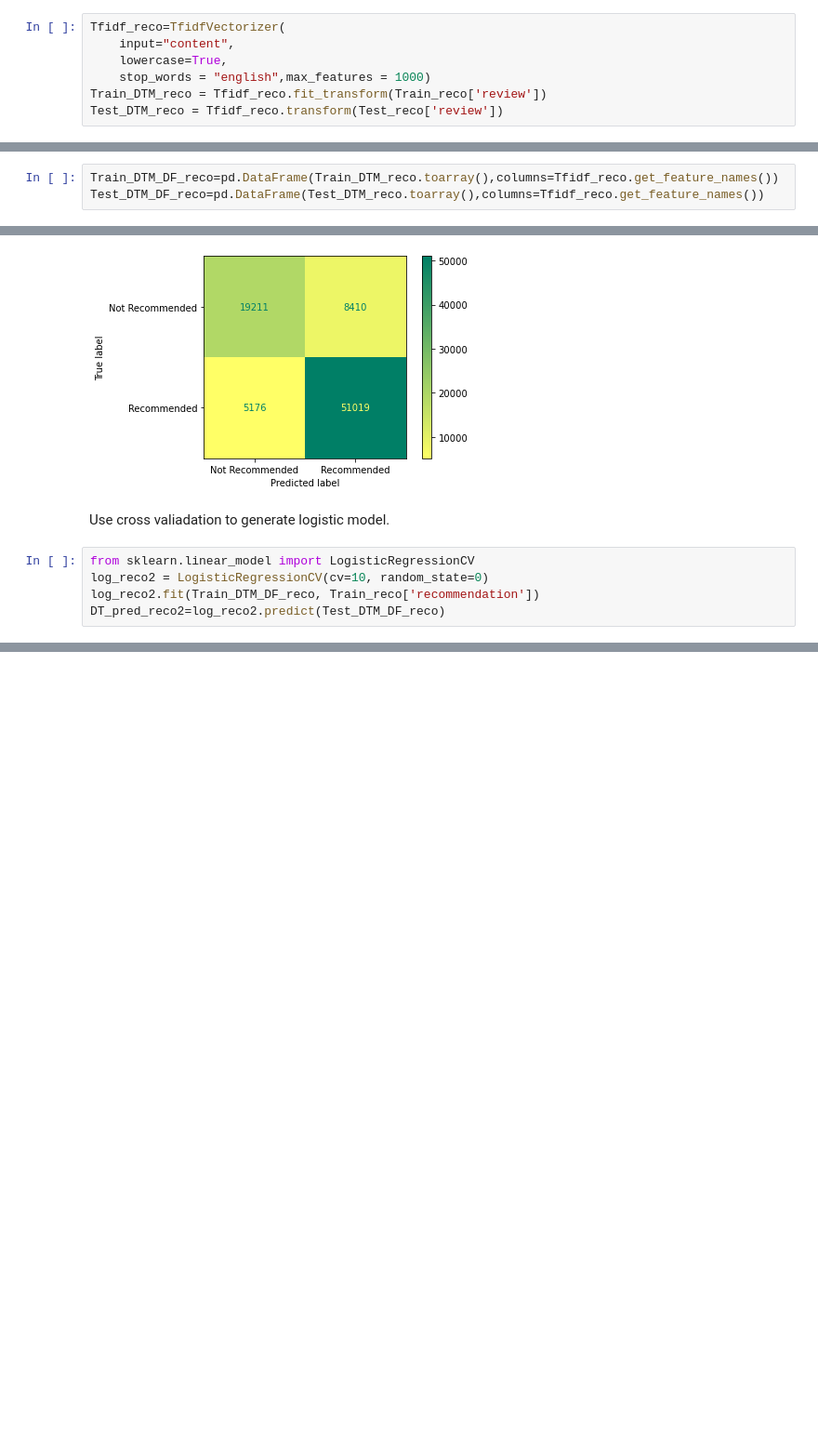
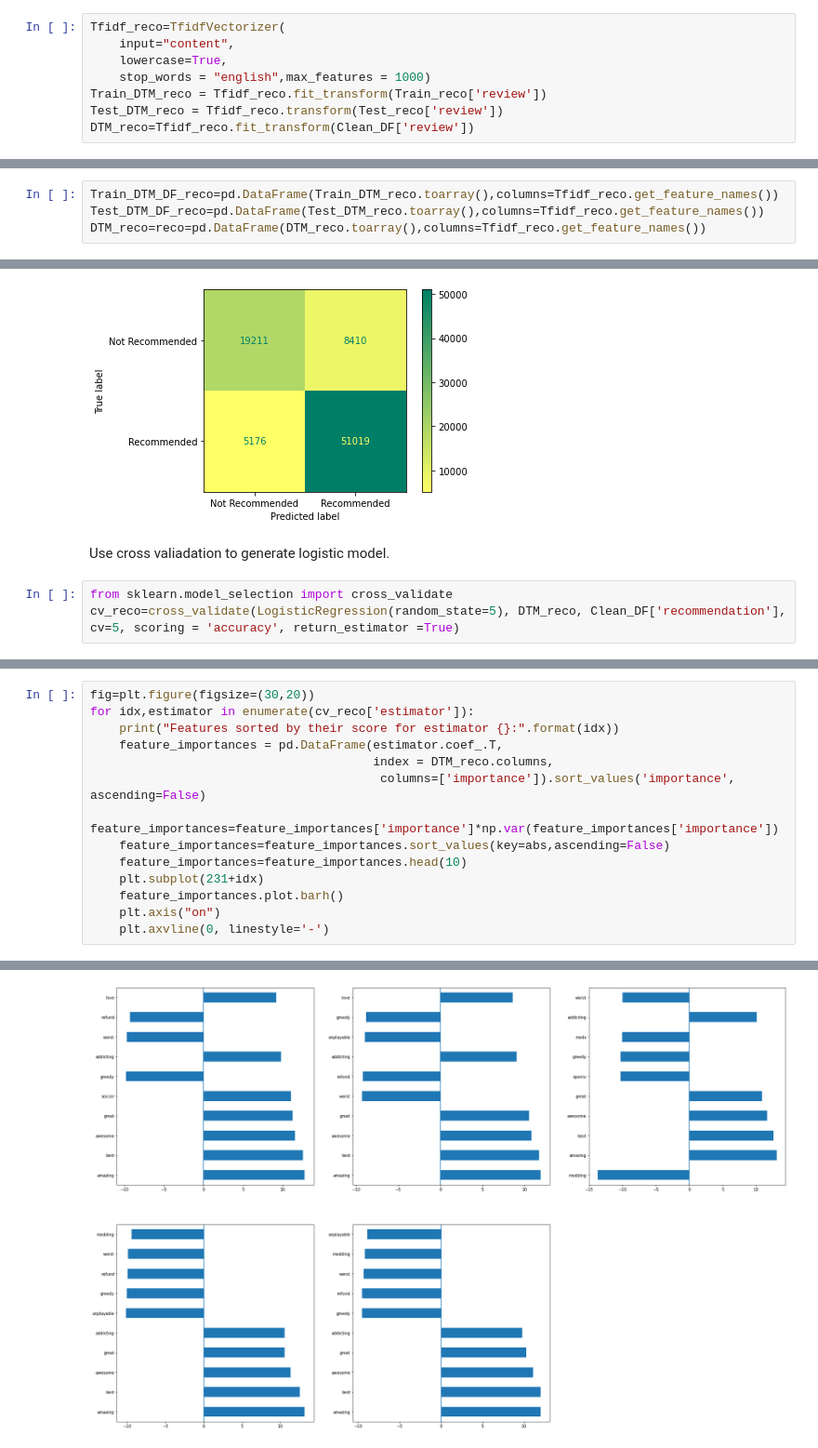
Before and after one commit to lm2546/Game-Review-Classification, a Jupyter notebook: Model/logistic.ipynb, the cells around one changed output, grey strips where cells are left out. Shown: that part at 93% size. Drawn from its saved outputs; the diff is of its cells as text; blank space fills up the shorter version.

```diff
--- a/Model/logistic.ipynb
+++ b/Model/logistic.ipynb
@@ -38,11 +39,13 @@ Tfidf_reco=TfidfVectorizer(
     stop_words = "english",max_features = 1000)
 Train_DTM_reco = Tfidf_reco.fit_transform(Train_reco['review'])
 Test_DTM_reco = Tfidf_reco.transform(Test_reco['review'])
+DTM_reco=Tfidf_reco.fit_transform(Clean_DF['review'])
 # %% [markdown]
 Convert tfidvectorizer result to pandas data frame.
 # %%
 Train_DTM_DF_reco=pd.DataFrame(Train_DTM_reco.toarray(),columns=Tfidf_reco.get_feature_names())
 Test_DTM_DF_reco=pd.DataFrame(Test_DTM_reco.toarray(),columns=Tfidf_reco.get_feature_names())
+DTM_reco=reco=pd.DataFrame(DTM_reco.toarray(),columns=Tfidf_reco.get_feature_names())
 # %% [markdown]
 ## Recommendation Model
 # %% [markdown]
@@ -77,7 +80,5 @@ The confusion matrix is:
 # %% [markdown]
 Use cross valiadation to generate logistic model.
 # %%
-from sklearn.linear_model import LogisticRegressionCV
-log_reco2 = LogisticRegressionCV(cv=10, random_state=0)
-log_reco2.fit(Train_DTM_DF_reco, Train_reco['recommendation'])
-DT_pred_reco2=log_reco2.predict(Test_DTM_DF_reco)
+from sklearn.model_selection import cross_validate
+cv_reco=cross_validate(LogisticRegression(random_state=5), DTM_reco, Clean_DF['recommendation'], cv=5, scoring = 'accuracy', return_estimator =True)
@@ -98,0 +91,15 @@ The confusion matrix is:
+# %%
+fig=plt.figure(figsize=(30,20))
+for idx,estimator in enumerate(cv_reco['estimator']):
+    print("Features sorted by their score for estimator {}:".format(idx))
+    feature_importances = pd.DataFrame(estimator.coef_.T,
+                                       index = DTM_reco.columns,
+                                        columns=['importance']).sort_values('importance', ascending=False)
+    feature_importances=feature_importances['importance']*np.var(feature_importances['importance'])
+    feature_importances=feature_importances.sort_values(key=abs,ascending=False)
+    feature_importances=feature_importances.head(10)
+    plt.subplot(231+idx)
+    feature_importances.plot.barh()
+    plt.axis("on")
+    plt.axvline(0, linestyle='-')
+# %% [output]
@@ -98,0 +111 @@ The confusion matrix is:
+[figure, added]
```
Also changed, not shown: parts of 6 cells of this notebook, 2 other files.
